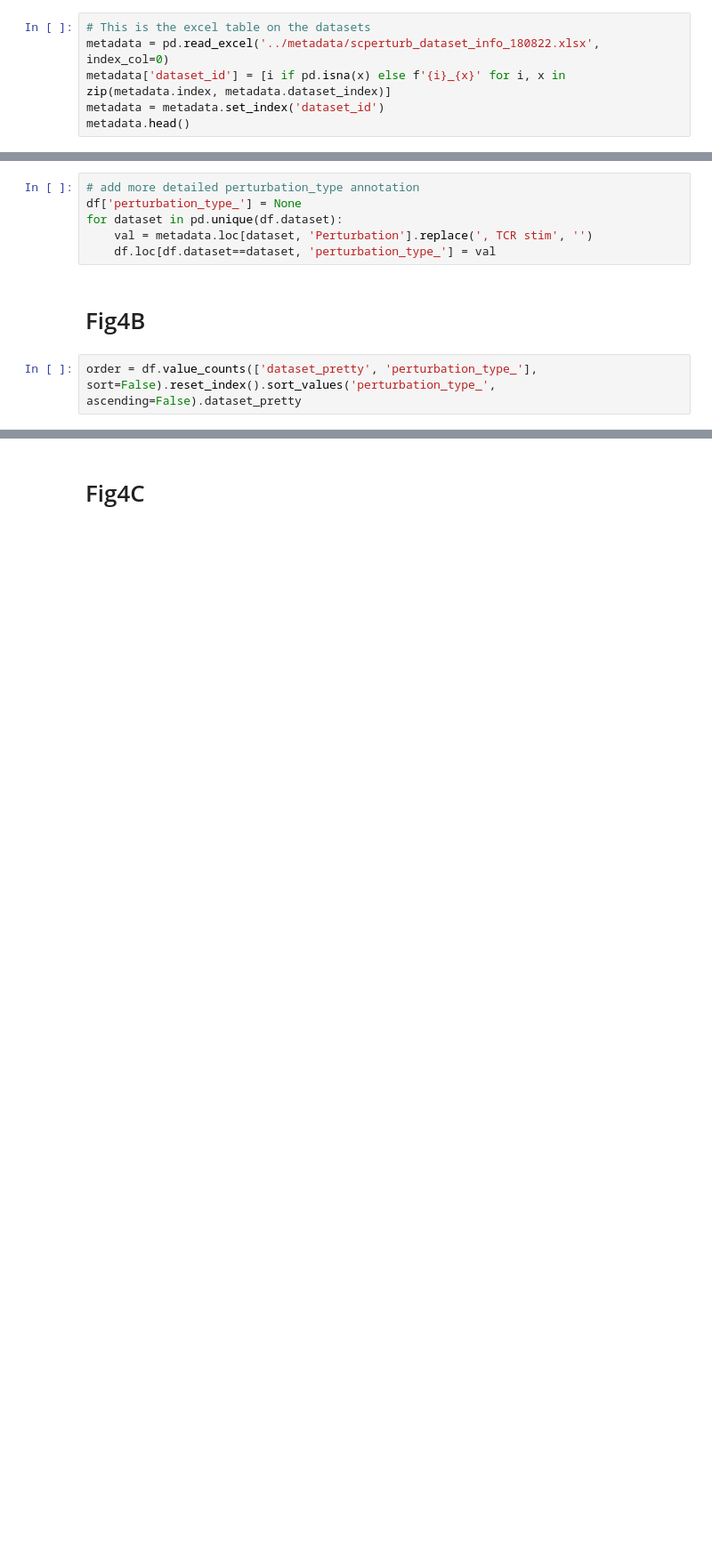
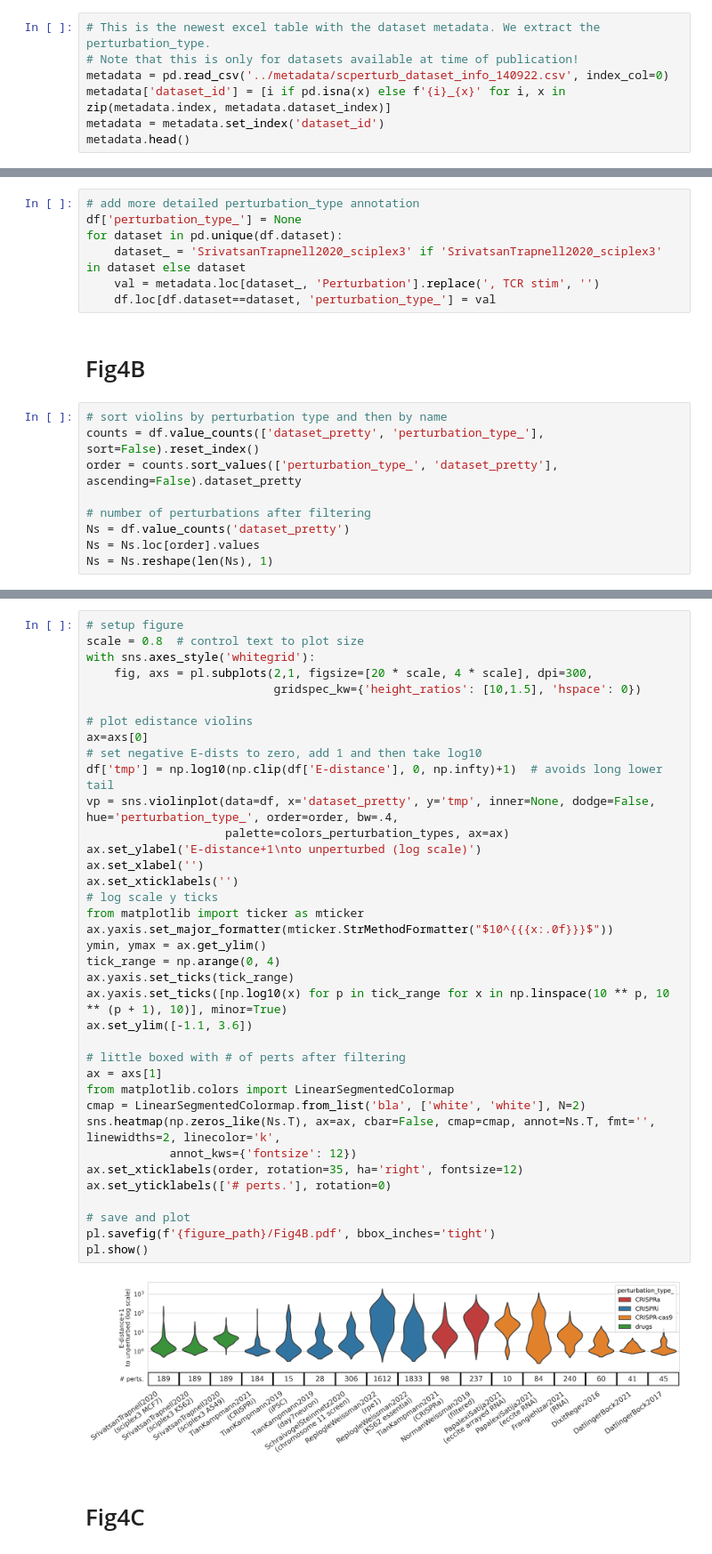
Before and after one commit to sanderlab/scPerturb, a Jupyter notebook: notebooks/Fig4-updated.ipynb, the cells around one changed output, grey strips where cells are left out. Shown at 89% size. Saved outputs shown, nothing was run; the diff lists cells and outputs as text; blank space fills up the shorter version.

```diff
--- a/notebooks/Fig4-updated.ipynb
+++ b/notebooks/Fig4-updated.ipynb
@@ -100,8 +151,9 @@ df['dataset_pretty'] = [x.replace('TAP_SCREEN__', '') for x in df.dataset]
 df['dataset_pretty'] = [x.replace('_', '\n(', 1)+')' if '_' in x else x for x in df.dataset_pretty]
 df['dataset_pretty'] = [x.replace('_', ' ') for x in df.dataset_pretty]
 # %%
-# This is the excel table on the datasets
-metadata = pd.read_excel('../metadata/scperturb_dataset_info_180822.xlsx', index_col=0)
+# This is the newest excel table with the dataset metadata. We extract the perturbation_type.
+# Note that this is only for datasets available at time of publication!
+metadata = pd.read_csv('../metadata/scperturb_dataset_info_140922.csv', index_col=0)
 metadata['dataset_id'] = [i if pd.isna(x) else f'{i}_{x}' for i, x in zip(metadata.index, metadata.dataset_index)]
 metadata = metadata.set_index('dataset_id')
 metadata.head()
@@ -117,9 +169,17 @@ metadata.head()
 # add more detailed perturbation_type annotation
 df['perturbation_type_'] = None
 for dataset in pd.unique(df.dataset):
-    val = metadata.loc[dataset, 'Perturbation'].replace(', TCR stim', '')
+    dataset_ = 'SrivatsanTrapnell2020_sciplex3' if 'SrivatsanTrapnell2020_sciplex3' in dataset else dataset
+    val = metadata.loc[dataset_, 'Perturbation'].replace(', TCR stim', '')
     df.loc[df.dataset==dataset, 'perturbation_type_'] = val
 # %% [markdown]
 # Fig4B
 # %%
-order = df.value_counts(['dataset_pretty', 'perturbation_type_'], sort=False).reset_index().sort_values('perturbation_type_', ascending=False).dataset_pretty
+# sort violins by perturbation type and then by name
+counts = df.value_counts(['dataset_pretty', 'perturbation_type_'], sort=False).reset_index()
+order = counts.sort_values(['perturbation_type_', 'dataset_pretty'], ascending=False).dataset_pretty
+
+# number of perturbations after filtering
+Ns = df.value_counts('dataset_pretty')
+Ns = Ns.loc[order].values
+Ns = Ns.reshape(len(Ns), 1)
@@ -150,3 +186,42 @@ pl.show()
+# %%
+# setup figure
+scale = 0.8  # control text to plot size
+with sns.axes_style('whitegrid'):
+    fig, axs = pl.subplots(2,1, figsize=[20 * scale, 4 * scale], dpi=300,
+                           gridspec_kw={'height_ratios': [10,1.5], 'hspace': 0})
+
+# plot edistance violins
+ax=axs[0]
+# set negative E-dists to zero, add 1 and then take log10
+df['tmp'] = np.log10(np.clip(df['E-distance'], 0, np.infty)+1)  # avoids long lower tail
+vp = sns.violinplot(data=df, x='dataset_pretty', y='tmp', inner=None, dodge=False, hue='perturbation_type_', order=order, bw=.4,
+                    palette=colors_perturbation_types, ax=ax)
+ax.set_ylabel('E-distance+1\nto unperturbed (log scale)')
+ax.set_xlabel('')
+ax.set_xticklabels('')
+# log scale y ticks
+from matplotlib import ticker as mticker
+ax.yaxis.set_major_formatter(mticker.StrMethodFormatter("$10^{{{x:.0f}}}$"))
+ymin, ymax = ax.get_ylim()
+tick_range = np.arange(0, 4)
+ax.yaxis.set_ticks(tick_range)
+ax.yaxis.set_ticks([np.log10(x) for p in tick_range for x in np.linspace(10 ** p, 10 ** (p + 1), 10)], minor=True)
+ax.set_ylim([-1.1, 3.6])
+
+# little boxed with # of perts after filtering
+ax = axs[1]
+from matplotlib.colors import LinearSegmentedColormap
+cmap = LinearSegmentedColormap.from_list('bla', ['white', 'white'], N=2)
+sns.heatmap(np.zeros_like(Ns.T), ax=ax, cbar=False, cmap=cmap, annot=Ns.T, fmt='', linewidths=2, linecolor='k',
+            annot_kws={'fontsize': 12})
+ax.set_xticklabels(order, rotation=35, ha='right', fontsize=12)
+ax.set_yticklabels(['# perts.'], rotation=0)
+
+# save and plot
+pl.savefig(f'{figure_path}/Fig4B.pdf', bbox_inches='tight')
+pl.show()
+# %% [output]
+[figure, added]
 # %% [markdown]
 # Fig4C
 # %%
```
Also changed, not shown: parts of 16 cells of this notebook, 19 other files.
